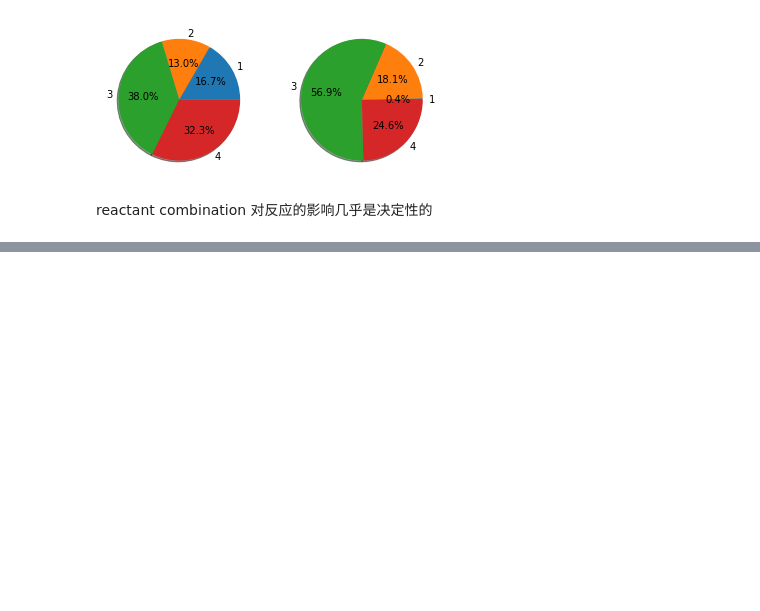
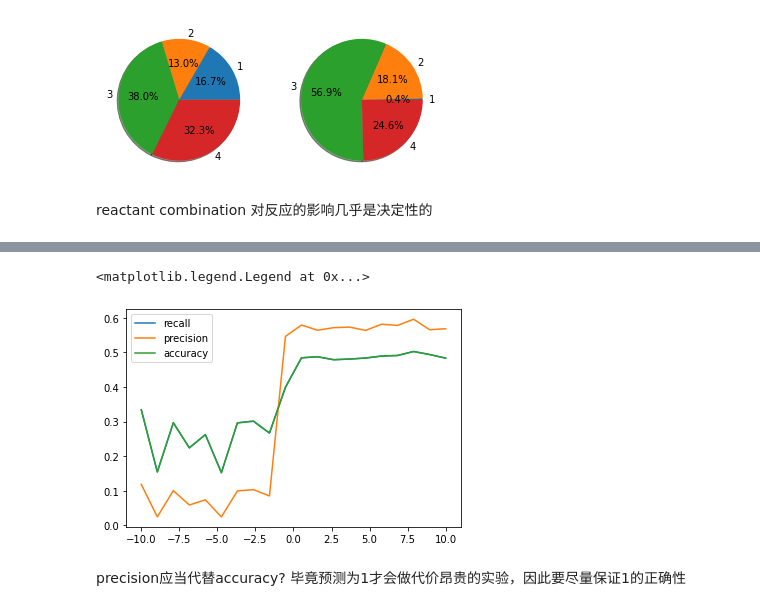
Before and after one commit to Xi-yuanWang/DarkReaction, a Jupyter notebook: detailedAnal.ipynb, the cells around one changed output, grey strips where cells are left out. Drawn from its saved outputs; the diff is of its cells as text; code cells hidden in the pictures; blank space fills up the shorter version.

```diff
--- a/detailedAnal.ipynb
+++ b/detailedAnal.ipynb
@@ -49,0 +108,9 @@ X_featureName=np.load("./processedData/X_featureName.npy")
+# %%
+plt.plot(np.log10(np.logspace(-10, 10, num=20)),series["PUK","boolY",:,"rec"],label="recall")
+plt.plot(np.log10(np.logspace(-10, 10, num=20)),series["PUK","boolY",:,"prec"],label="precision")
+plt.plot(np.log10(np.logspace(-10, 10, num=20)),series["PUK","boolY",:,"acc"],label="accuracy")
+plt.legend()
+plt.xlabel("lg C")
+# %% [output]
+<matplotlib.legend.Legend at 0x...>
+[figure, added]
@@ -49,0 +127,2 @@ X_featureName=np.load("./processedData/X_featureName.npy")
+# %% [markdown]
+precision应当代替accuracy? 毕竟预测为1才会做代价昂贵的实验，因此要尽量保证1的正确性
```
Also changed, not shown: parts of 22 cells of this notebook, 8 other files.
